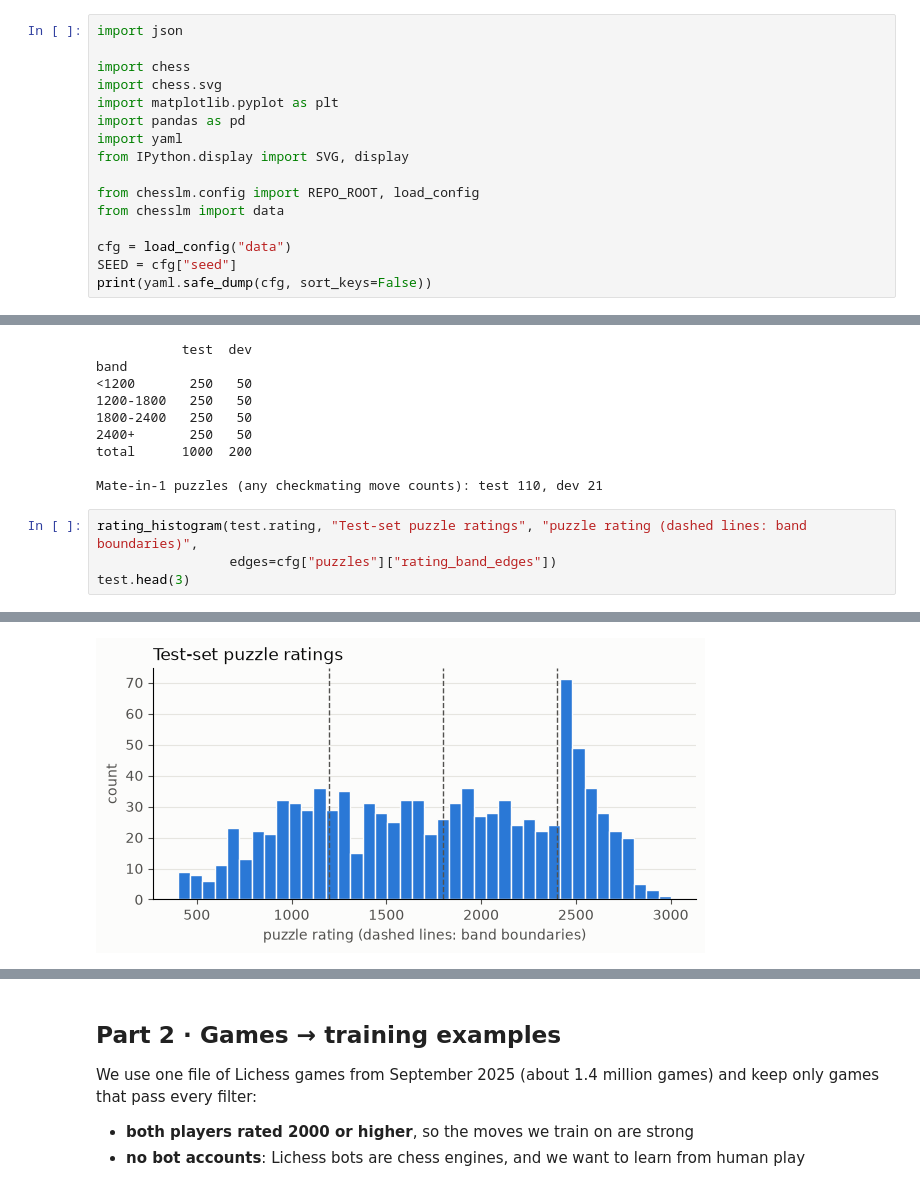
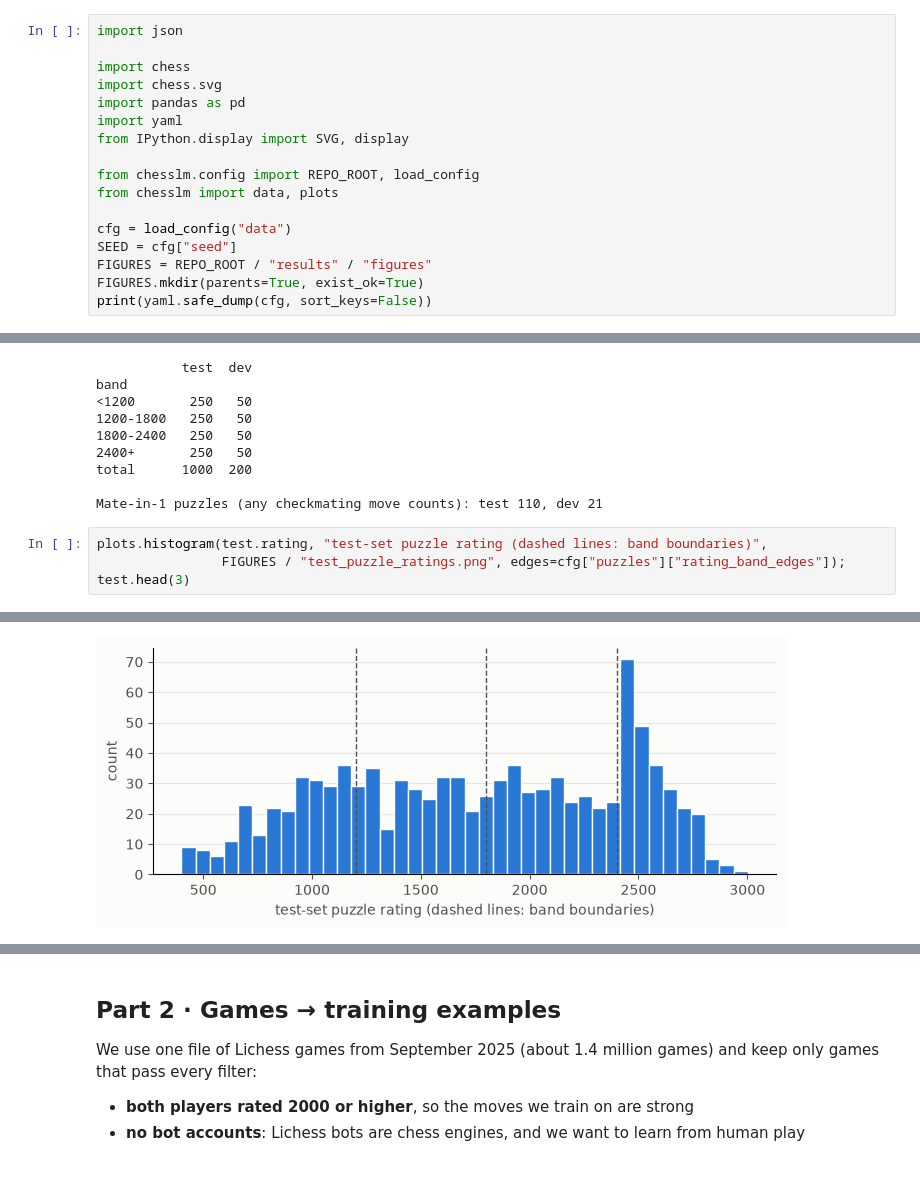
Before and after one commit to adrianapsay/cs289-final-project, a Jupyter notebook: notebooks/01_data_pipeline.ipynb, the cells around one changed output, grey strips where cells are left out. Drawn from its saved outputs; the diff is of its cells as text.

```diff
--- a/notebooks/01_data_pipeline.ipynb
+++ b/notebooks/01_data_pipeline.ipynb
@@ -19,16 +19,17 @@ import json
 
 import chess
 import chess.svg
-import matplotlib.pyplot as plt
 import pandas as pd
 import yaml
 from IPython.display import SVG, display
 
 from chesslm.config import REPO_ROOT, load_config
-from chesslm import data
+from chesslm import data, plots
 
 cfg = load_config("data")
 SEED = cfg["seed"]
+FIGURES = REPO_ROOT / "results" / "figures"
+FIGURES.mkdir(parents=True, exist_ok=True)
 print(yaml.safe_dump(cfg, sort_keys=False))
 # %% [output]
 seed: 42
@@ -138,7 +119,7 @@ total      1000  200
 
 Mate-in-1 puzzles (any checkmating move counts): test 110, dev 21
 # %%
-rating_histogram(test.rating, "Test-set puzzle ratings", "puzzle rating (dashed lines: band boundaries)",
-                 edges=cfg["puzzles"]["rating_band_edges"])
+plots.histogram(test.rating, "test-set puzzle rating (dashed lines: band boundaries)",
+                FIGURES / "test_puzzle_ratings.png", edges=cfg["puzzles"]["rating_band_edges"]);
 test.head(3)
 # %% [output]
@@ -145 +130 @@ test.head(3)
-[figure, old version]
+[figure, new version]
```
Also changed, not shown: parts of 3 cells of this notebook, 17 other files.
